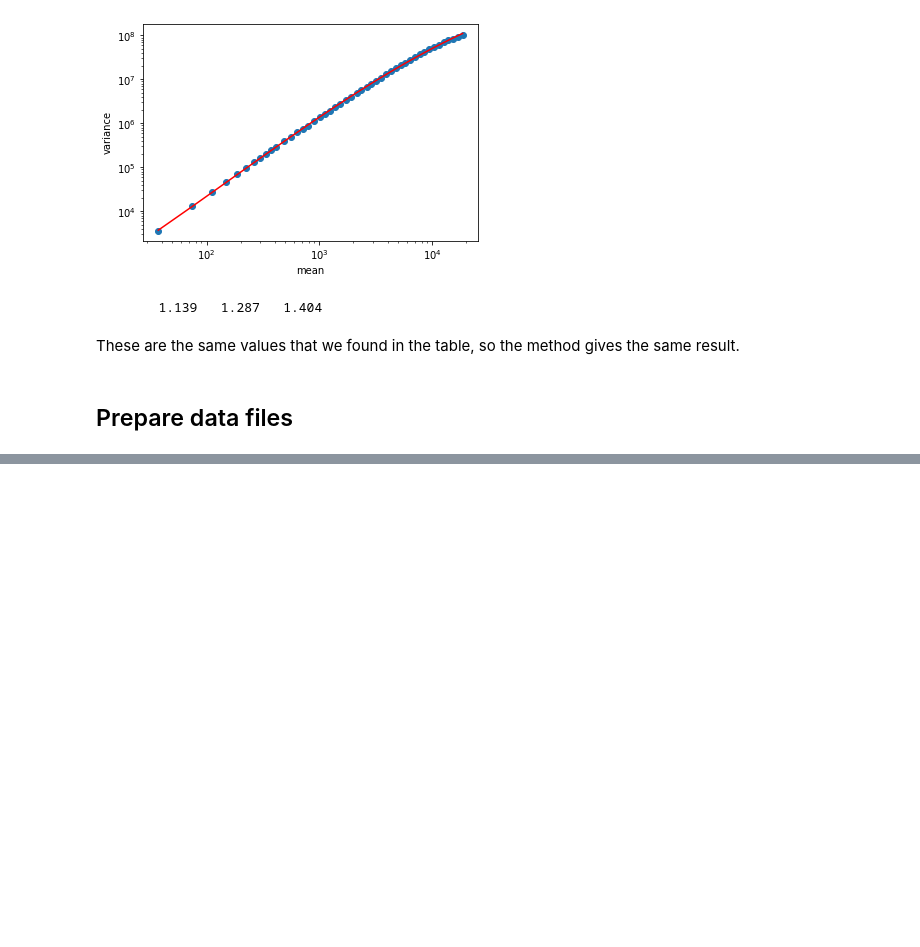
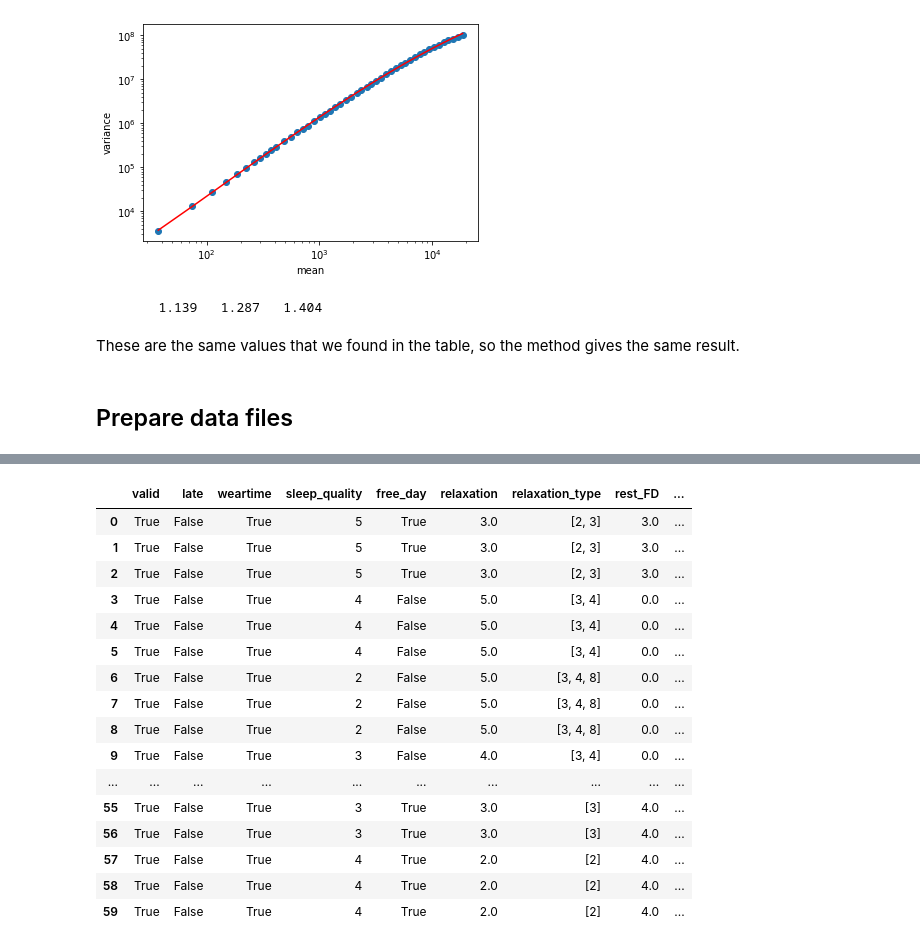
Before and after one commit to prabaey/time-dependent-complexity, a Jupyter notebook: Test activity pipeline.ipynb, the cells around one changed output, grey strips where cells are left out. Cells and saved outputs as stored; diff of their text form; code cells hidden in the pictures; blank space fills up the shorter version.

Commit message:
survey example

```diff
--- a/Test activity pipeline.ipynb
+++ b/Test activity pipeline.ipynb
@@ -119,3 +119,5 @@ for i in [1, 2, 3, 4, 5, 6]:
     survey[name].to_csv(csv_name, index=False)
 # %%
 survey["patient8"].to_csv("survey7.csv", index=False)
+# %%
+survey["patient1"] = survey["patient1"].rename(columns={"sleep_quality1":"sleep_quality"})
@@ -121,0 +142,20 @@ survey["patient8"].to_csv("survey7.csv", index=False)
+# %%
+survey["patient8"]
+# %% [output]
+|  | valid | late | weartime | sleep_quality | free_day | relaxation | relaxation_type | rest_FD | ... |
+| 0 | True | False | True | 5 | True | 3.0 | [2, 3] | 3.0 | ... |
+| 1 | True | False | True | 5 | True | 3.0 | [2, 3] | 3.0 | ... |
+| 2 | True | False | True | 5 | True | 3.0 | [2, 3] | 3.0 | ... |
+| 3 | True | False | True | 4 | False | 5.0 | [3, 4] | 0.0 | ... |
+| 4 | True | False | True | 4 | False | 5.0 | [3, 4] | 0.0 | ... |
+| 5 | True | False | True | 4 | False | 5.0 | [3, 4] | 0.0 | ... |
+| 6 | True | False | True | 2 | False | 5.0 | [3, 4, 8] | 0.0 | ... |
+| 7 | True | False | True | 2 | False | 5.0 | [3, 4, 8] | 0.0 | ... |
+| 8 | True | False | True | 2 | False | 5.0 | [3, 4, 8] | 0.0 | ... |
+| 9 | True | False | True | 3 | False | 4.0 | [3, 4] | 0.0 | ... |
+| ... | ... | ... | ... | ... | ... | ... | ... | ... | ... |
+| 55 | True | False | True | 3 | True | 3.0 | [3] | 4.0 | ... |
+| 56 | True | False | True | 3 | True | 3.0 | [3] | 4.0 | ... |
+| 57 | True | False | True | 4 | True | 2.0 | [2] | 4.0 | ... |
+| 58 | True | False | True | 4 | True | 2.0 | [2] | 4.0 | ... |
+| 59 | True | False | True | 4 | True | 2.0 | [2] | 4.0 | ... |
```
Also changed, not shown: parts of 2 cells of this notebook, 2 other files.
